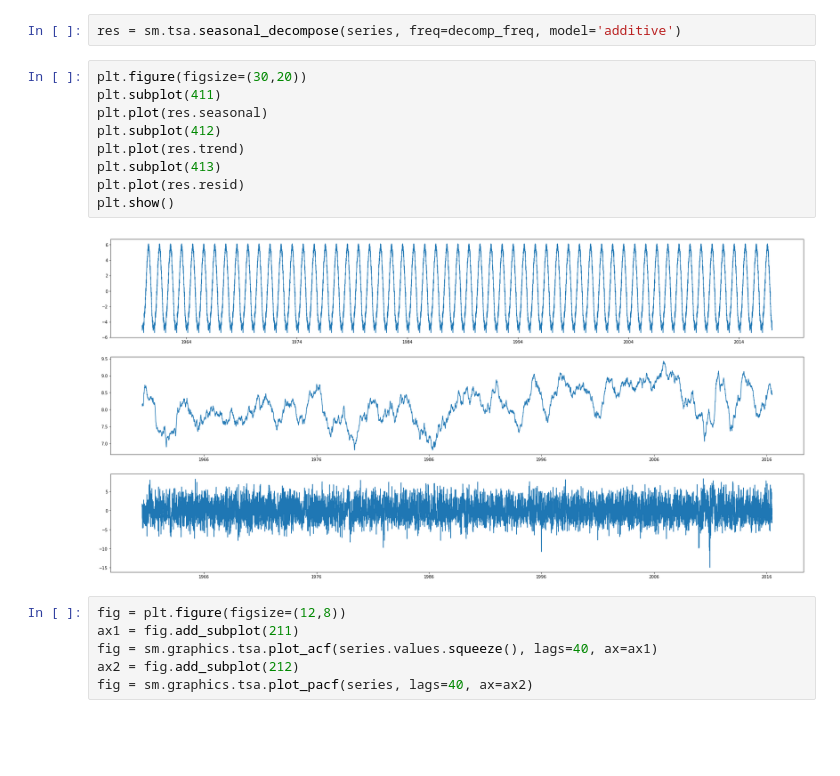
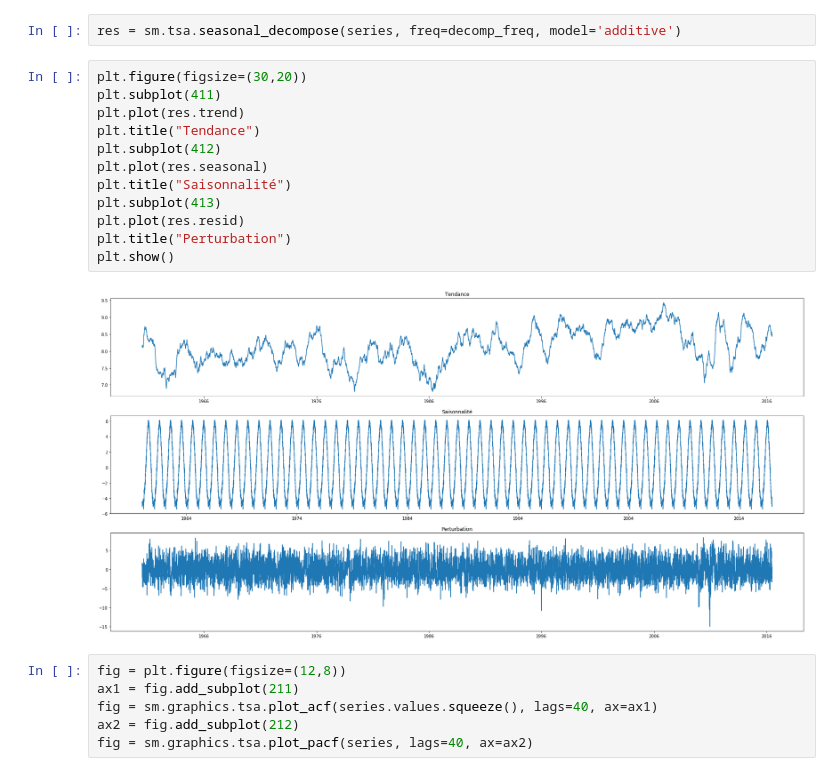
Before and after one commit to ocoudray/project-stats-temperatures, a Jupyter notebook: decompose_sm.ipynb, the cells around one changed output. Cells and saved outputs as stored; diff of their text form; blank space fills up the shorter version.

```diff
--- a/decompose_sm.ipynb
+++ b/decompose_sm.ipynb
@@ -27,14 +27,17 @@ res = sm.tsa.seasonal_decompose(series, freq=decomp_freq, model='additive')
 # %%
 plt.figure(figsize=(30,20))
 plt.subplot(411)
+plt.plot(res.trend)
+plt.title("Tendance")
+plt.subplot(412)
 plt.plot(res.seasonal)
-plt.subplot(412)
-plt.plot(res.trend)
+plt.title("Saisonnalité")
 plt.subplot(413)
 plt.plot(res.resid)
+plt.title("Perturbation")
 plt.show()
 # %% [output]
-[figure, old version]
+[figure, new version]
 # %%
 fig = plt.figure(figsize=(12,8))
 ax1 = fig.add_subplot(211)
```
Also changed, not shown: parts of 21 cells of this notebook, 1 other file.
